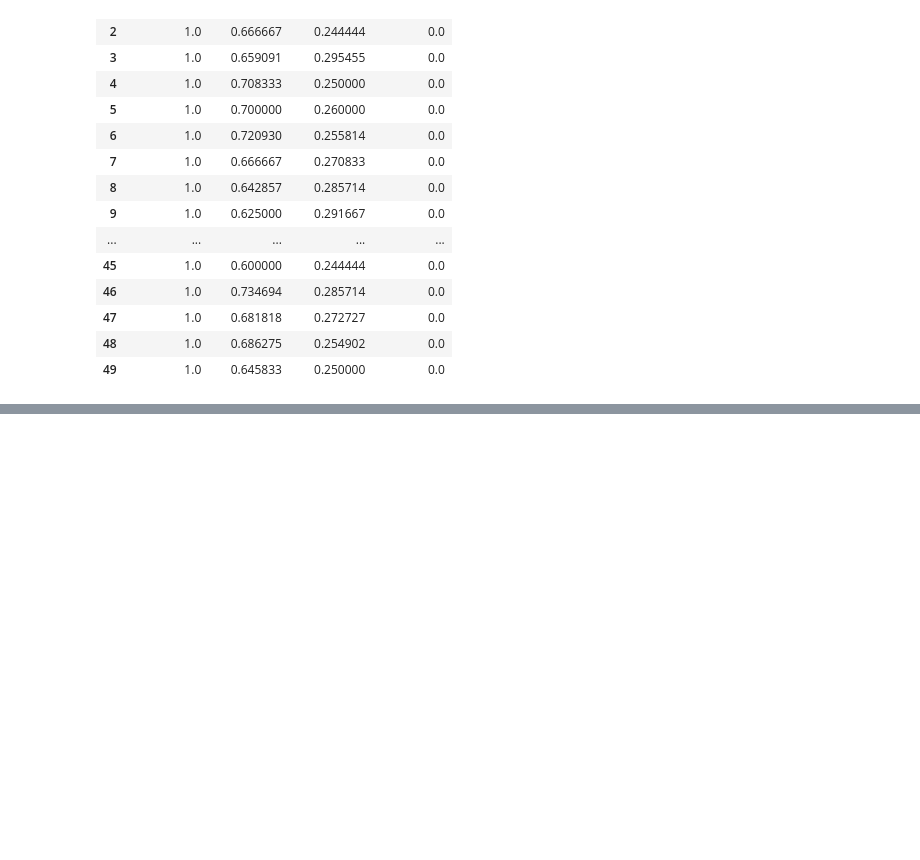
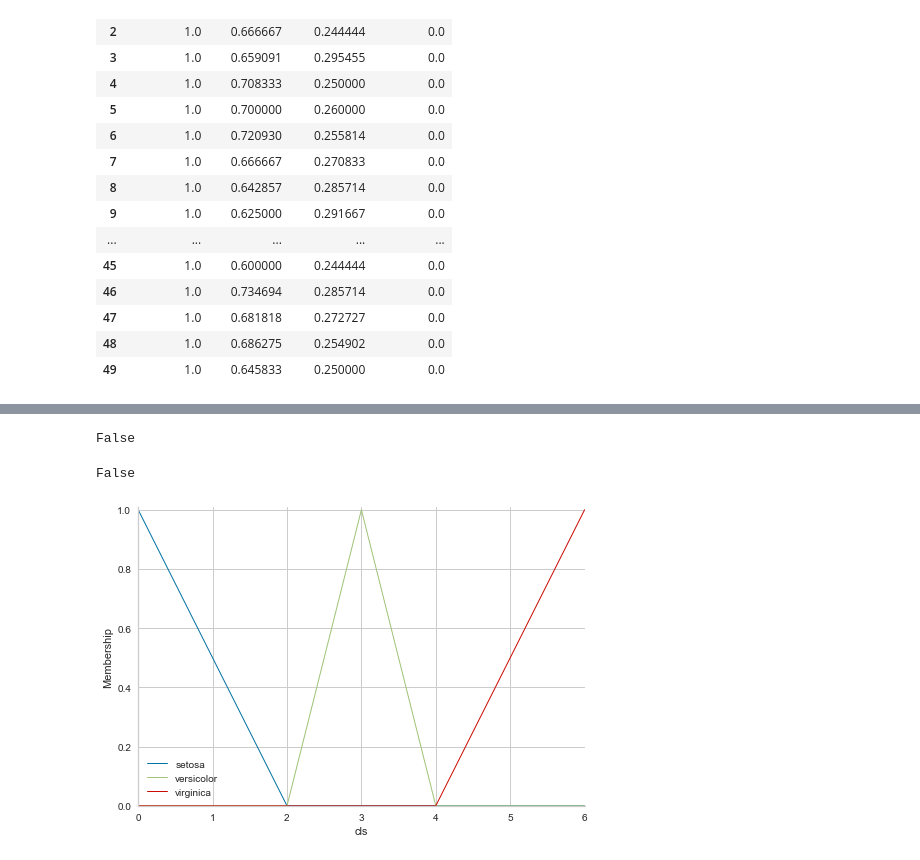
Before and after one commit to anfsantana/matc98-tcc2, a Jupyter notebook: TCC2.ipynb, the cells around one changed output, grey strips where cells are left out. Drawn from its saved outputs; the diff is of its cells as text; code cells hidden in the pictures; blank space fills up the shorter version.

```diff
--- a/TCC2.ipynb
+++ b/TCC2.ipynb
@@ -509,0 +715,8 @@ visu.show()
+# %%
+i1.overlaps(i3)
+# %% [output]
+False
+# %%
+i1.overlaps(i2)
+# %% [output]
+False
@@ -509,0 +728,26 @@ visu.show()
+# %%
+# New Antecedent/Consequent objects hold universe variables and membership
+# functions
+sepal_length = ctrl.Antecedent(np.arange(0, 1.1, 0.1), 'sepal_length') #array([0, 1])
+sepal_width = ctrl.Antecedent(sepal_width_array, 'sepal_width')
+petal_length = ctrl.Antecedent(petal_length_array, 'petal_length')
+petal_width = ctrl.Antecedent(np.arange(0, 1.1, 0.1), 'petal_width')
+cls = ctrl.Consequent(np.array([0.0, 1.0, 2.0, 3.0, 4.0, 5.0, 6.0]), 'cls')
+
+# Auto-membership function population is possible with .automf(3, 5, or 7)
+names = ['pequeno', 'medio', 'grande']
+#names = ['pequeno-minimo', 'pequeno-medio', 'pequeno-grande', 'grande-minimo', 'grande-medio', 'grande-grande']
+names_cls = ['setosa', 'versicolor', 'virginica']
+
+sepal_length.automf(names = names)
+sepal_width.automf(names = names)
+petal_length.automf(names = names)
+petal_width.automf(names = names)
+#cls.automf(names = names_cls)
+cls['setosa'] = fuzz.trimf(cls.universe, [0.0, 0.0, 2.0])
+cls['versicolor'] = fuzz.trimf(cls.universe, [2.0, 3.0, 4.0])
+cls['virginica'] = fuzz.trimf(cls.universe, [4.0, 6.0, 6.0])
+# %%
+cls.view()
+# %% [output]
+[figure, added]
```
Also changed, not shown: parts of 57 cells of this notebook, 1 other file.
